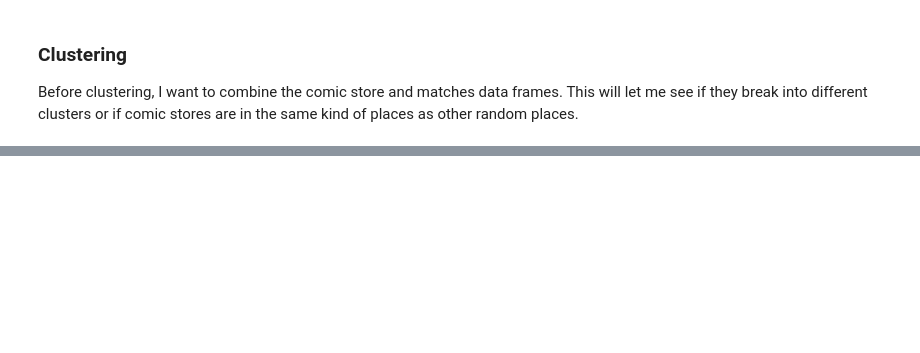
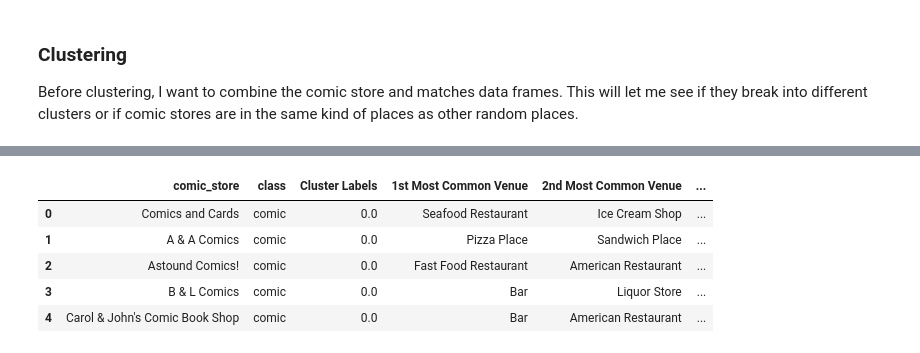
Before and after one commit to akonkel/Coursera_Capstone, a Jupyter notebook: capstone_notebook.ipynb, the cells around one changed output, grey strips where cells are left out. Saved outputs shown, nothing was run; the diff lists cells and outputs as text; code cells hidden in the pictures; blank space fills up the shorter version.

```diff
--- a/capstone_notebook.ipynb
+++ b/capstone_notebook.ipynb
@@ -438,0 +469,10 @@ matches_final[matches_final['Cluster Labels'].isnull()]
+# %%
+cluster0 = stores_final.loc[stores_final['Cluster Labels'] == 0, stores_final.columns[[3,stores_final.shape[1]-1] + list(range(9, stores_final.shape[1]-1))]]
+cluster0.head()
+# %% [output]
+|  | comic_store | class | Cluster Labels | 1st Most Common Venue | 2nd Most Common Venue | ... |
+| 0 | Comics and Cards | comic | 0.0 | Seafood Restaurant | Ice Cream Shop | ... |
+| 1 | A & A Comics | comic | 0.0 | Pizza Place | Sandwich Place | ... |
+| 2 | Astound Comics! | comic | 0.0 | Fast Food Restaurant | American Restaurant | ... |
+| 3 | B & L Comics | comic | 0.0 | Bar | Liquor Store | ... |
+| 4 | Carol & John's Comic Book Shop | comic | 0.0 | Bar | American Restaurant | ... |
```
Also changed, not shown: parts of 27 cells of this notebook.
